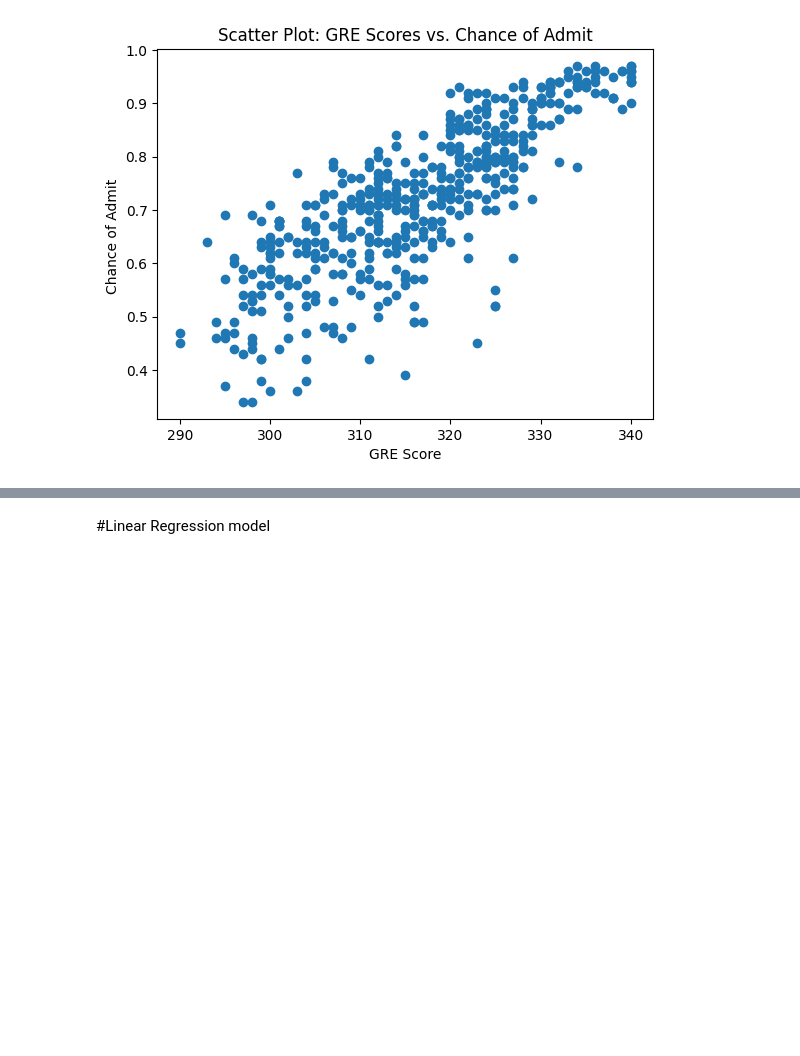
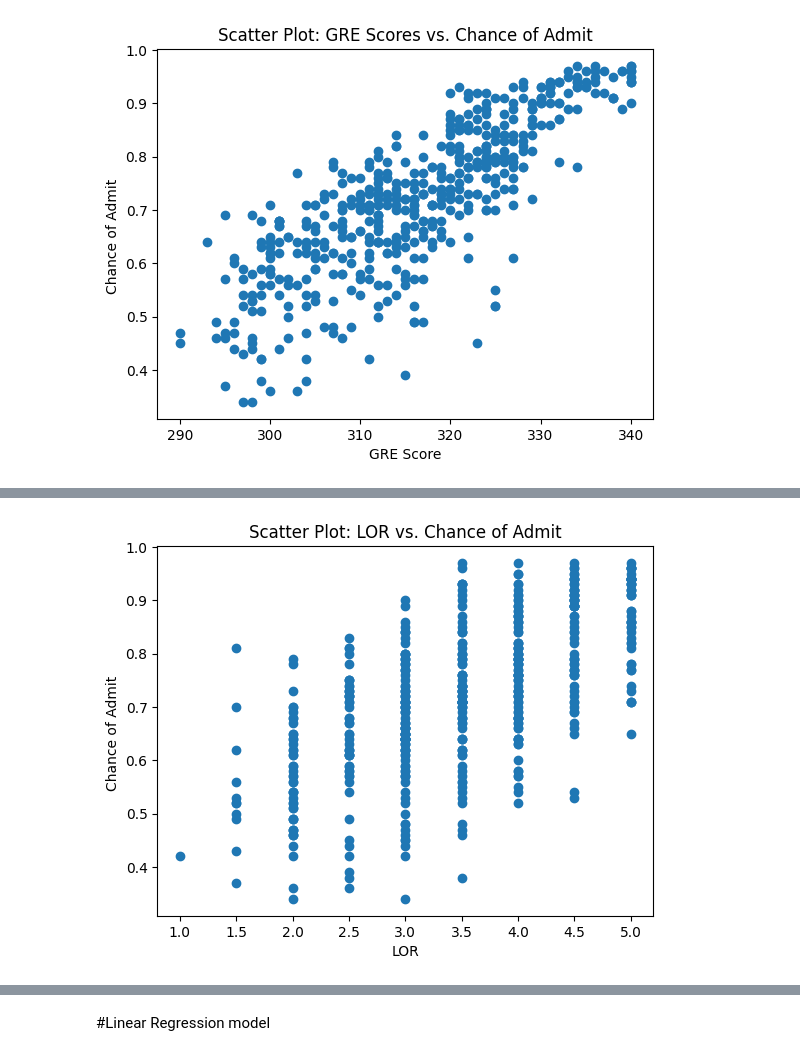
Before and after one commit to ashishkumarsaklani/Jam-project, a Jupyter notebook: Jamboree_Linear_Model.ipynb, the cells around one changed output, grey strips where cells are left out. Saved outputs shown, nothing was run; the diff lists cells and outputs as text; code cells hidden in the pictures; blank space fills up the shorter version.

```diff
--- a/Jamboree_Linear_Model.ipynb
+++ b/Jamboree_Linear_Model.ipynb
@@ -120,0 +173,9 @@ plt.show()
+# %%
+
+plt.scatter(df['LOR '], df['Chance of Admit '])
+plt.xlabel('LOR')
+plt.ylabel('Chance of Admit ')
+plt.title('Scatter Plot: LOR vs. Chance of Admit')
+plt.show()
+# %% [output]
+[figure, added]
```
Also changed, not shown: parts of 26 cells of this notebook.
